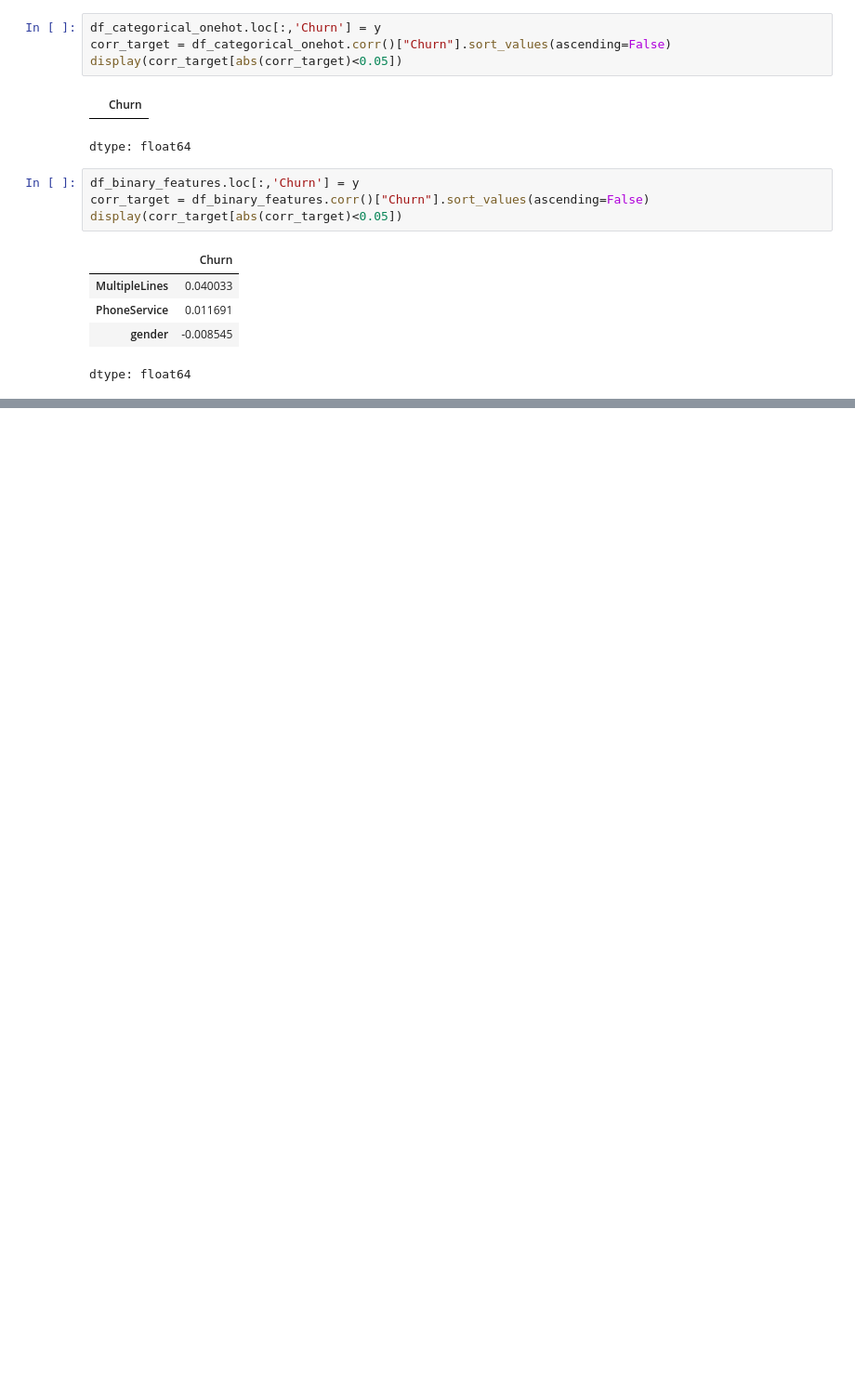
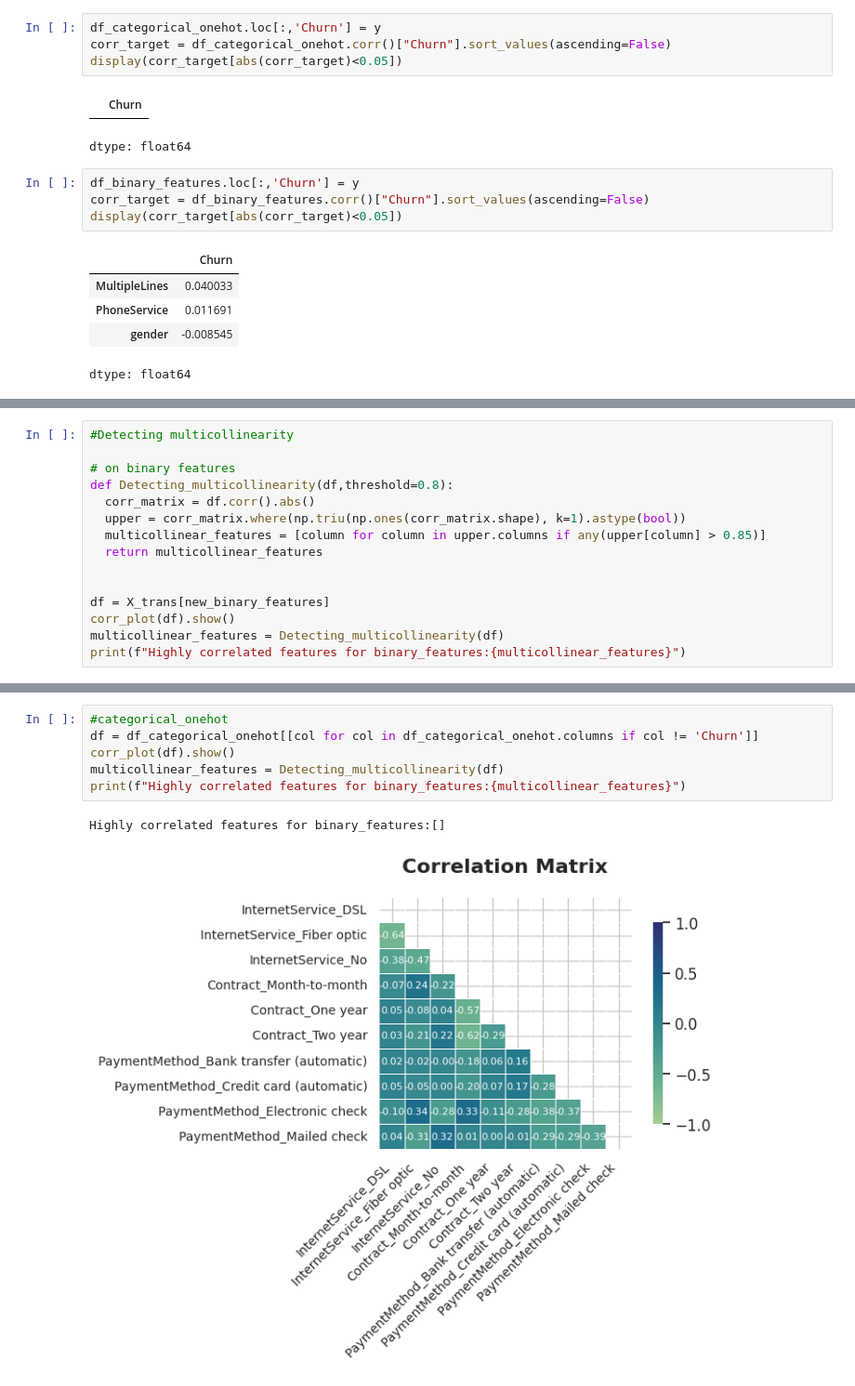
Before and after one commit to JCSR2022/challenge3-data-science-Alura, a Jupyter notebook: data/Data_Preprocessing_Stage.ipynb, the cells around one changed output, grey strips where cells are left out. Shown at 93% size. Cells and saved outputs as stored; diff of their text form; blank space fills up the shorter version.

```diff
--- a/data/Data_Preprocessing_Stage.ipynb
+++ b/data/Data_Preprocessing_Stage.ipynb
@@ -621,0 +597,15 @@ preprocessor = ColumnTransformer(
+# %%
+#Detecting multicollinearity
+
+# on binary features
+def Detecting_multicollinearity(df,threshold=0.8):
+  corr_matrix = df.corr().abs()
+  upper = corr_matrix.where(np.triu(np.ones(corr_matrix.shape), k=1).astype(bool))
+  multicollinear_features = [column for column in upper.columns if any(upper[column] > 0.85)]
+  return multicollinear_features
+
+
+df = X_trans[new_binary_features]
+corr_plot(df).show()
+multicollinear_features = Detecting_multicollinearity(df)
+print(f"Highly correlated features for binary_features:{multicollinear_features}")
@@ -621,0 +615,9 @@ preprocessor = ColumnTransformer(
+# %%
+#categorical_onehot
+df = df_categorical_onehot[[col for col in df_categorical_onehot.columns if col != 'Churn']]
+corr_plot(df).show()
+multicollinear_features = Detecting_multicollinearity(df)
+print(f"Highly correlated features for binary_features:{multicollinear_features}")
+# %% [output]
+Highly correlated features for binary_features:[]
+[figure, added]
```
Also changed, not shown: parts of 21 cells of this notebook.
